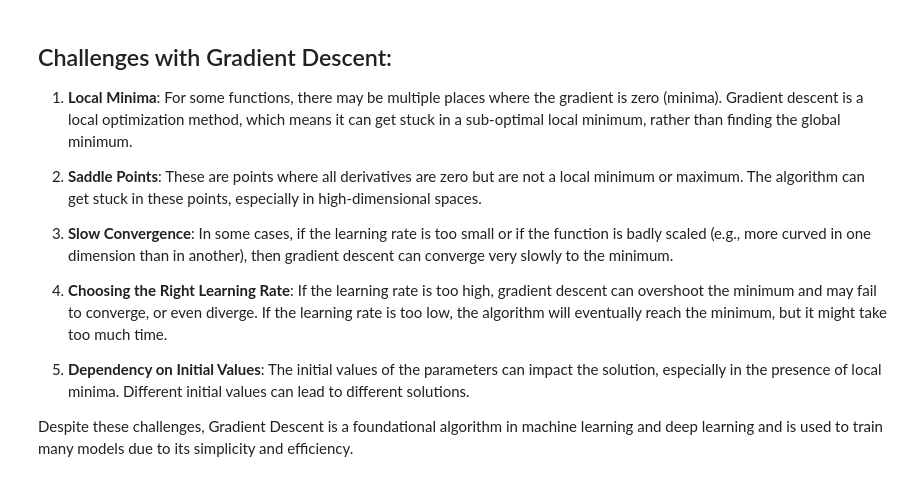
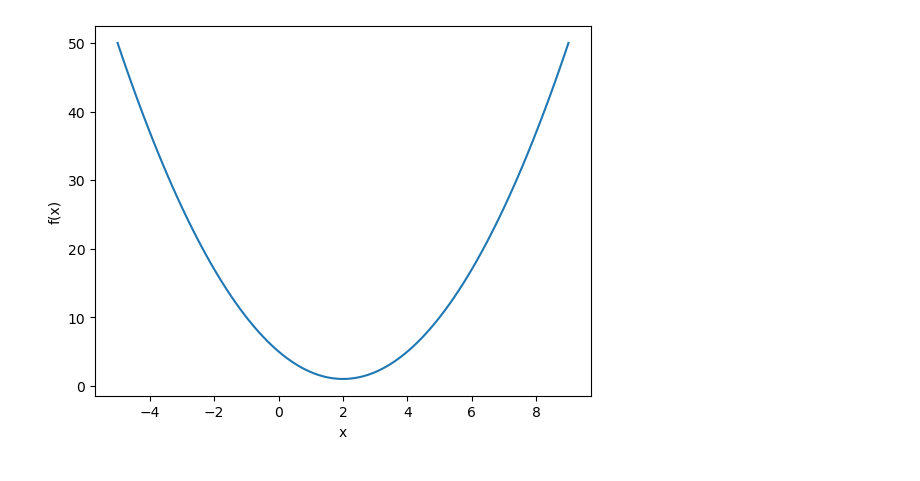
Before and after one commit to CSkylarL/DataScience-MachineLearning, a Jupyter notebook: algorithm/optimization_algorithm/gradient_descent.ipynb, the cells around one changed output. Saved outputs shown, nothing was run; the diff lists cells and outputs as text; code cells hidden in the pictures.

```diff
--- a/algorithm/optimization_algorithm/gradient_descent.ipynb
+++ b/algorithm/optimization_algorithm/gradient_descent.ipynb
@@ -104,14 +91,0 @@ In practice, finding a good learning rate often requires trial and error.
-# %% [markdown]
-## Challenges with Gradient Descent:
-
-1. **Local Minima**: For some functions, there may be multiple places where the gradient is zero (minima). Gradient descent is a local optimization method, which means it can get stuck in a sub-optimal local minimum, rather than finding the global minimum.
-
-2. **Saddle Points**: These are points where all derivatives are zero but are not a local minimum or maximum. The algorithm can get stuck in these points, especially in high-dimensional spaces.
-
-3. **Slow Convergence**: In some cases, if the learning rate is too small or if the function is badly scaled (e.g., more curved in one dimension than in another), then gradient descent can converge very slowly to the minimum.
-
-4. **Choosing the Right Learning Rate**: If the learning rate is too high, gradient descent can overshoot the minimum and may fail to converge, or even diverge. If the learning rate is too low, the algorithm will eventually reach the minimum, but it might take too much time.
-
-5. **Dependency on Initial Values**: The initial values of the parameters can impact the solution, especially in the presence of local minima. Different initial values can lead to different solutions.
-
-Despite these challenges, Gradient Descent is a foundational algorithm in machine learning and deep learning and is used to train many models due to its simplicity and efficiency.
@@ -178,0 +92,19 @@ The learning rate is an important hyperparameter that affects the convergence of
+# %%
+# Import libraries
+import numpy as np
+import matplotlib.pyplot as plt
+
+# Define the function
+def f(x):
+    return x**2 - 4*x + 5
+
+# Create an array of x values
+x = np.linspace(-5, 9, 100)
+
+# Plot the function
+plt.plot(x, f(x))
+plt.xlabel('x')
+plt.ylabel('f(x)')
+plt.show()
+# %% [output]
+[figure, added]
```
Also changed, not shown: parts of 10 cells of this notebook, 1 other file.
